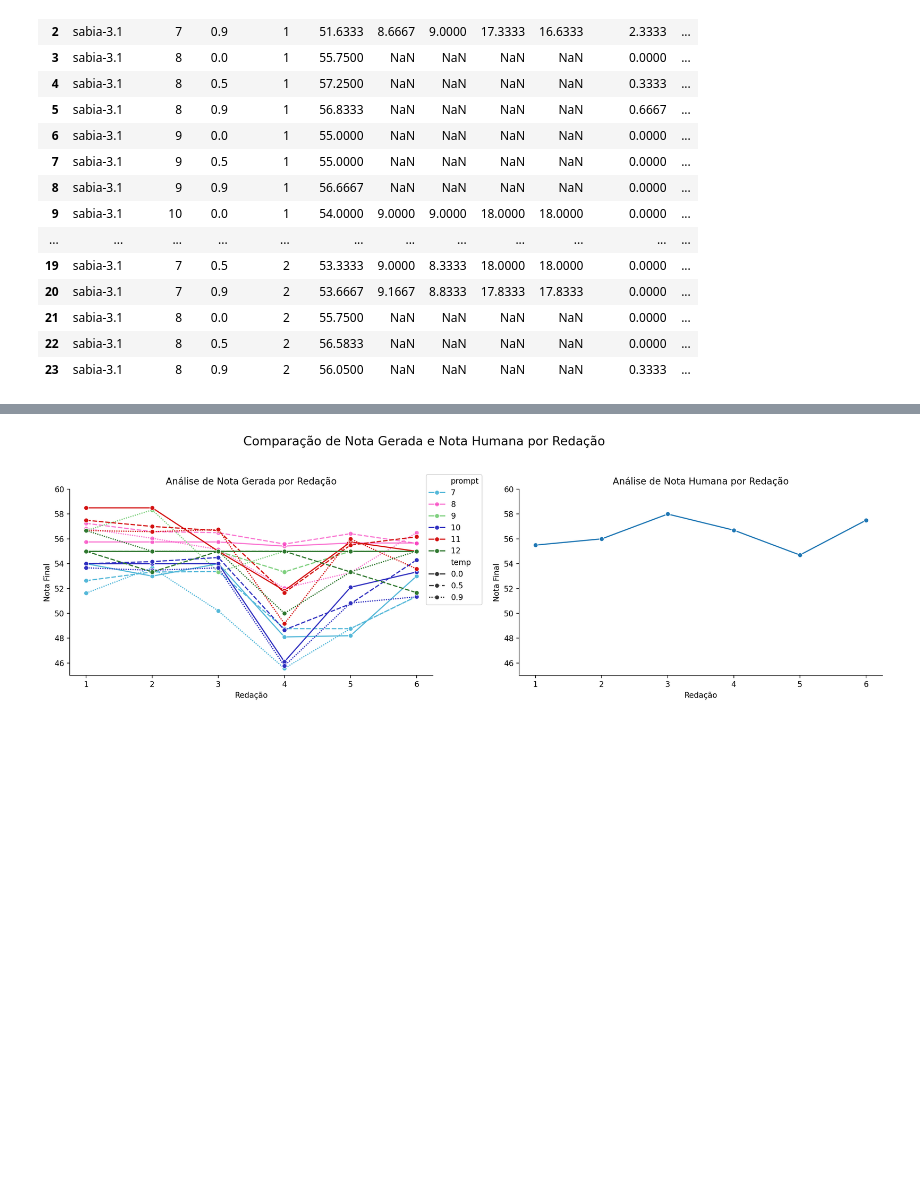
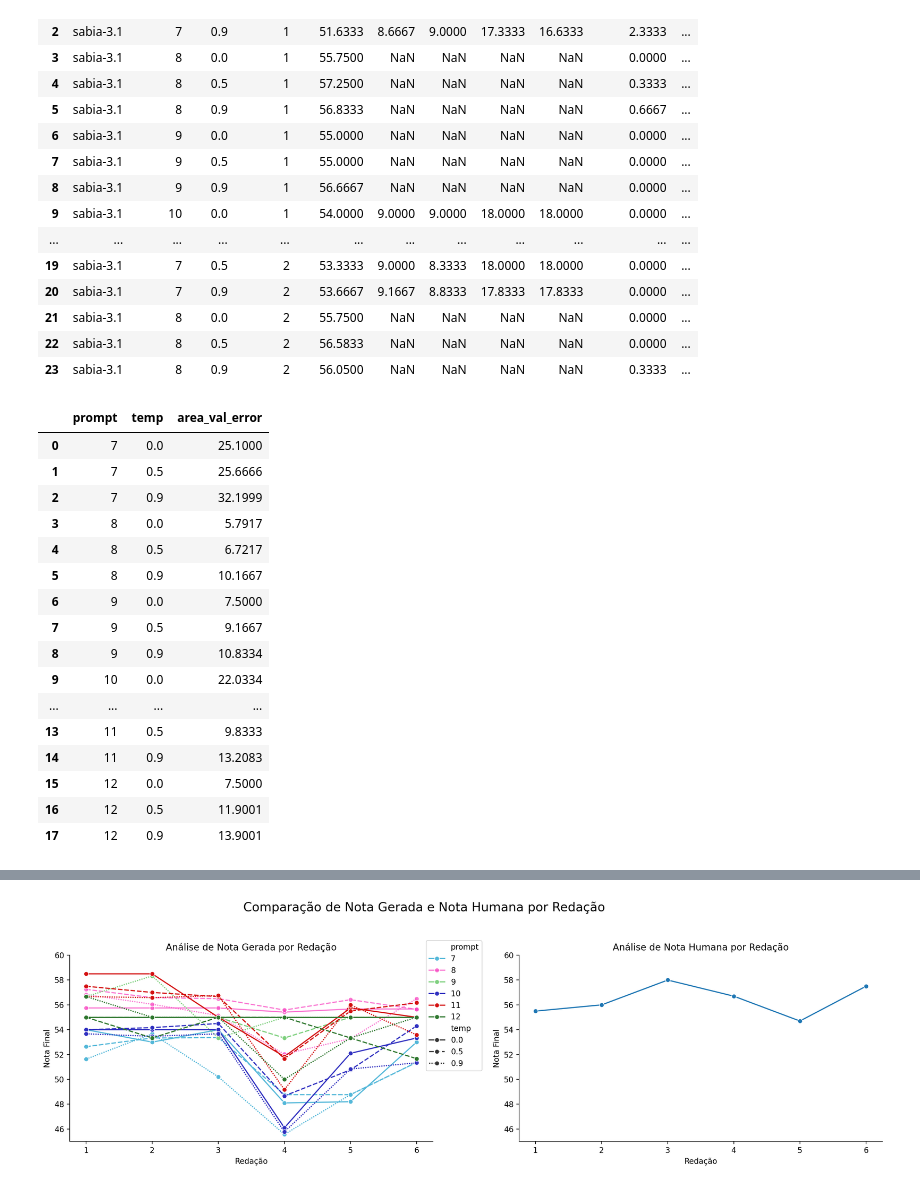
Before and after one commit to MeLLL-UFF/diplomatrixbr-eval, a Jupyter notebook: notebooks/analysis_sabia_3runs.ipynb, the cells around one changed output, grey strips where cells are left out. Cells and saved outputs as stored; diff of their text form; code cells hidden in the pictures; blank space fills up the shorter version.

```diff
--- a/notebooks/analysis_sabia_3runs.ipynb
+++ b/notebooks/analysis_sabia_3runs.ipynb
@@ -101,11 +145,7 @@ df_merged = df_eval.merge(
     on="redacao"
 )
 
-df_merged["se"] = (df_merged["nota_humana"] - df_merged["nota_final"])**2
-
-df_merged["rmse"] = df_merged.groupby(
-    ["judge", "prompt", "temp", "redacao"]
-)["se"].transform("mean") ** 0.5
+df_merged["val_error"] =  abs(df_merged["nota_humana"] - df_merged["nota_final"])
 
 df_merged[:24]
 # %% [output]
@@ -129,12 +169,30 @@ df_merged[:24]
 # %%
 areas = {}
 
 for (prompt, temp), group in df_merged.groupby(["prompt", "temp"]):
-    area = np.trapezoid(group["rmse"], group["redacao"])
+    area = np.trapezoid(group["val_error"], group["redacao"])
     areas[(prompt, temp)] = prompt, temp, area.round(4)
 
-df_area_sob_grafico = pd.DataFrame.from_dict(areas, orient='index', columns=['prompt', 'temp', 'area_rmse']).reset_index(drop=True)
-df_area_sob_grafico = df_area_sob_grafico.sort_values("area_rmse")
+df_area_sob_grafico = pd.DataFrame.from_dict(areas, orient='index', columns=['prompt', 'temp', 'area_val_error']).reset_index(drop=True)
+df_area_sob_grafico
+# %% [output]
+|  | prompt | temp | area_val_error |
+| 0 | 7 | 0.0 | 25.1000 |
+| 1 | 7 | 0.5 | 25.6666 |
+| 2 | 7 | 0.9 | 32.1999 |
+| 3 | 8 | 0.0 | 5.7917 |
+| 4 | 8 | 0.5 | 6.7217 |
+| 5 | 8 | 0.9 | 10.1667 |
+| 6 | 9 | 0.0 | 7.5000 |
+| 7 | 9 | 0.5 | 9.1667 |
+| 8 | 9 | 0.9 | 10.8334 |
+| 9 | 10 | 0.0 | 22.0334 |
+| ... | ... | ... | ... |
+| 13 | 11 | 0.5 | 9.8333 |
+| 14 | 11 | 0.9 | 13.2083 |
+| 15 | 12 | 0.0 | 7.5000 |
+| 16 | 12 | 0.5 | 11.9001 |
+| 17 | 12 | 0.9 | 13.9001 |
 # %%
 g = sns.relplot(
     data=df_merged,
```
Also changed, not shown: parts of 3 cells of this notebook, 8 other files.
